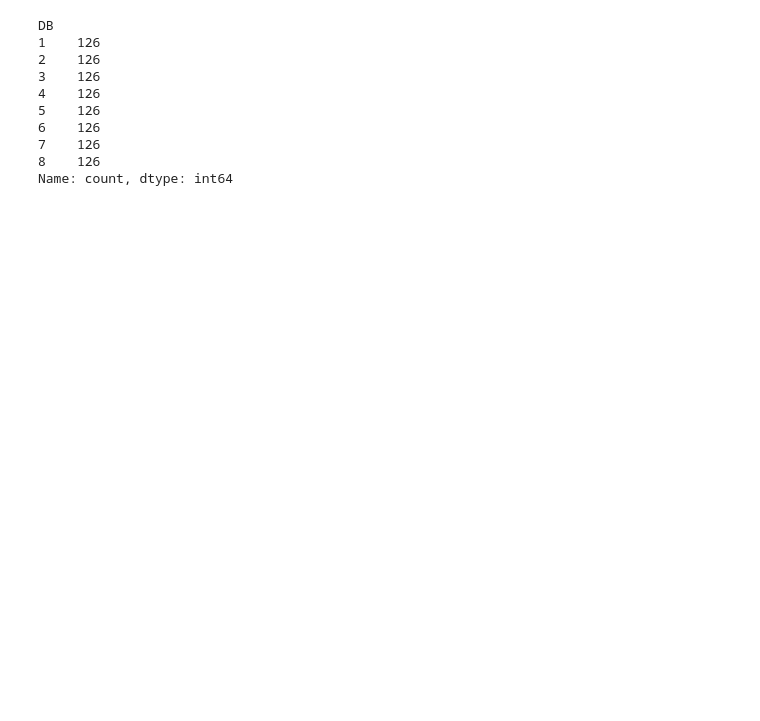
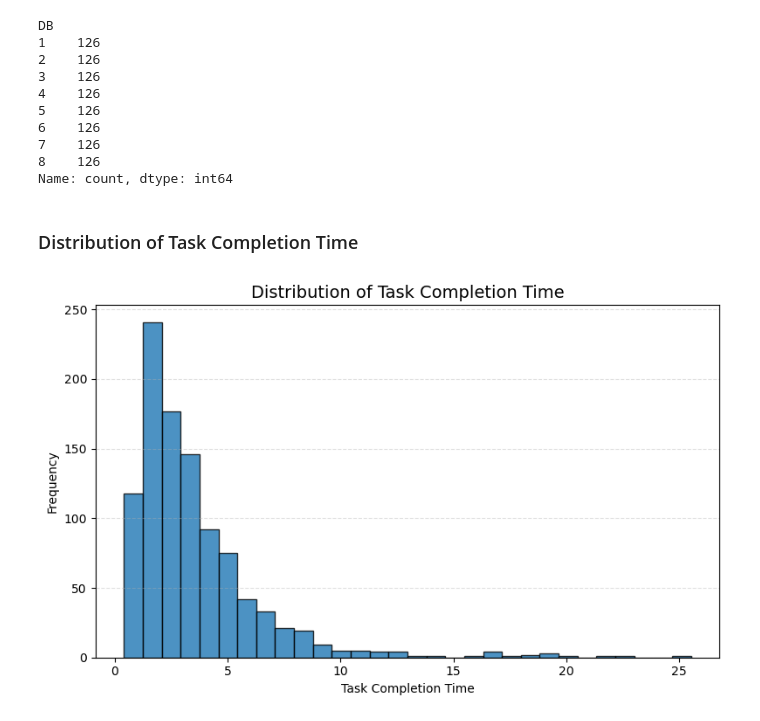
Before and after one commit to Chakuunaa/Evaluating-Dashboard-Design-Effectiveness-in-Data-Analytics, a Jupyter notebook: notebooks/01_Dissertation_Analysis.ipynb, the cells around one changed output. Drawn from its saved outputs; the diff is of its cells as text; code cells hidden in the pictures; blank space fills up the shorter version.

```diff
--- a/notebooks/01_Dissertation_Analysis.ipynb
+++ b/notebooks/01_Dissertation_Analysis.ipynb
@@ -126,3 +185,25 @@ DB
 7    126
 8    126
 Name: count, dtype: int64
+# %% [markdown]
+### Distribution of Task Completion Time
+# %%
+plt.figure(figsize=(8,5))
+
+plt.hist(
+    df["Time"],
+    bins=30,
+    edgecolor="black",
+    alpha=0.8
+)
+
+plt.title("Distribution of Task Completion Time", fontsize=14)
+plt.xlabel("Task Completion Time")
+plt.ylabel("Frequency")
+
+plt.grid(axis="y", linestyle="--", alpha=0.4)
+
+plt.tight_layout()
+plt.show()
+# %% [output]
+[figure, added]
```
Also changed, not shown: parts of 36 cells of this notebook.
